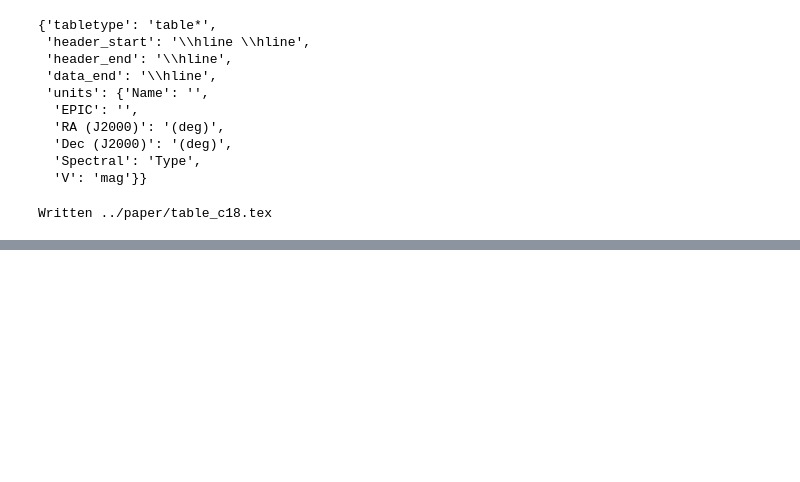
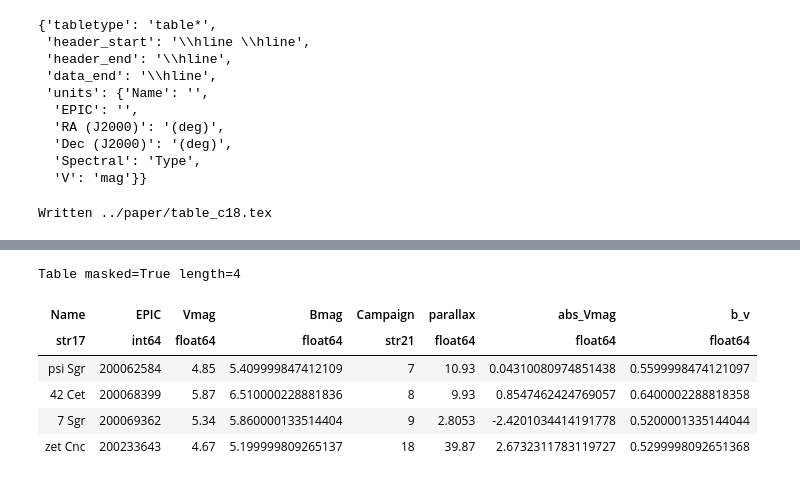
Before and after one commit to benjaminpope/k2halo, a Jupyter notebook: notebooks/download_stars.ipynb, the cells around one changed output, grey strips where cells are left out. Cells and saved outputs as stored; diff of their text form; code cells hidden in the pictures; blank space fills up the shorter version.

```diff
--- a/notebooks/download_stars.ipynb
+++ b/notebooks/download_stars.ipynb
@@ -269,0 +296,3 @@ Written ../paper/all_stars_5.tex
+# %%
+def abs_mag(app_mag,dist):
+    return app_mag - 5.*(np.log10(dist) - 1.)
@@ -269,0 +373,11 @@ Written ../paper/all_stars_5.tex
+# %%
+funny = (all_plot['b_v']<0.75)*(all_plot['b_v']>0.5)
+all_plot[funny]
+# %% [output]
+Table masked=True length=4
+| Name | EPIC | Vmag | Bmag | Campaign | parallax | abs_Vmag | b_v |
+| str17 | int64 | float64 | float64 | str21 | float64 | float64 | float64 |
+| psi Sgr | 200062584 | 4.85 | 5.409999847412109 | 7 | 10.93 | 0.04310080974851438 | 0.5599998474121097 |
+| 42 Cet | 200068399 | 5.87 | 6.510000228881836 | 8 | 9.93 | 0.8547462424769057 | 0.6400002288818358 |
+| 7 Sgr | 200069362 | 5.34 | 5.860000133514404 | 9 | 2.8053 | -2.4201034414191778 | 0.5200001335144044 |
+| zet Cnc | 200233643 | 4.67 | 5.199999809265137 | 18 | 39.87 | 2.6732311783119727 | 0.5299998092651368 |
```
Also changed, not shown: parts of 13 cells of this notebook, 12 other files.
